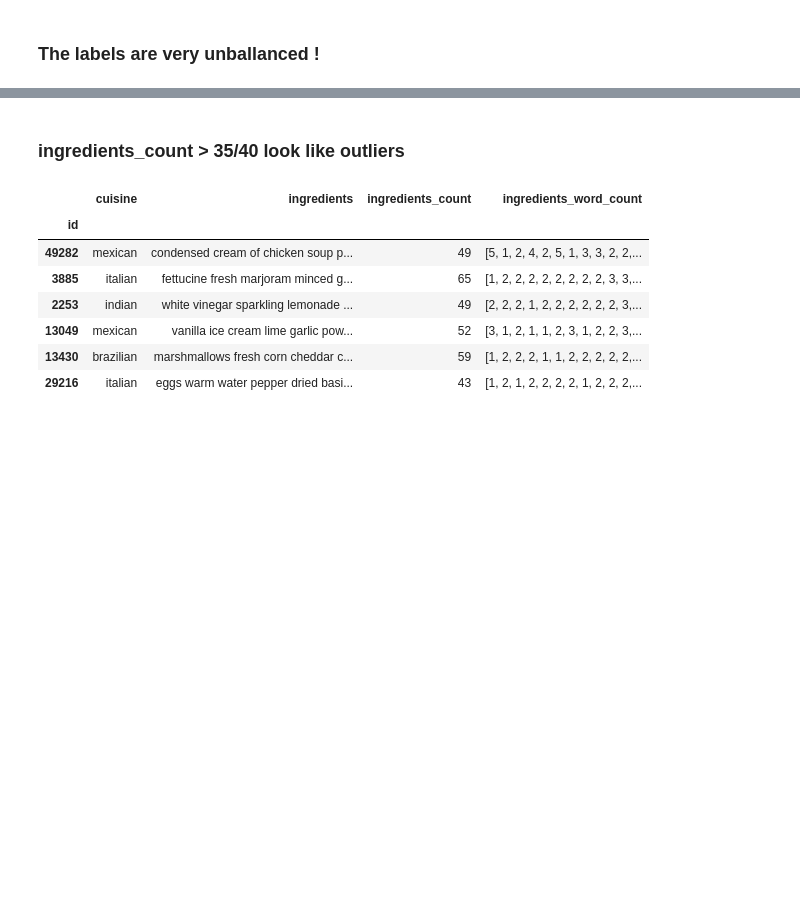
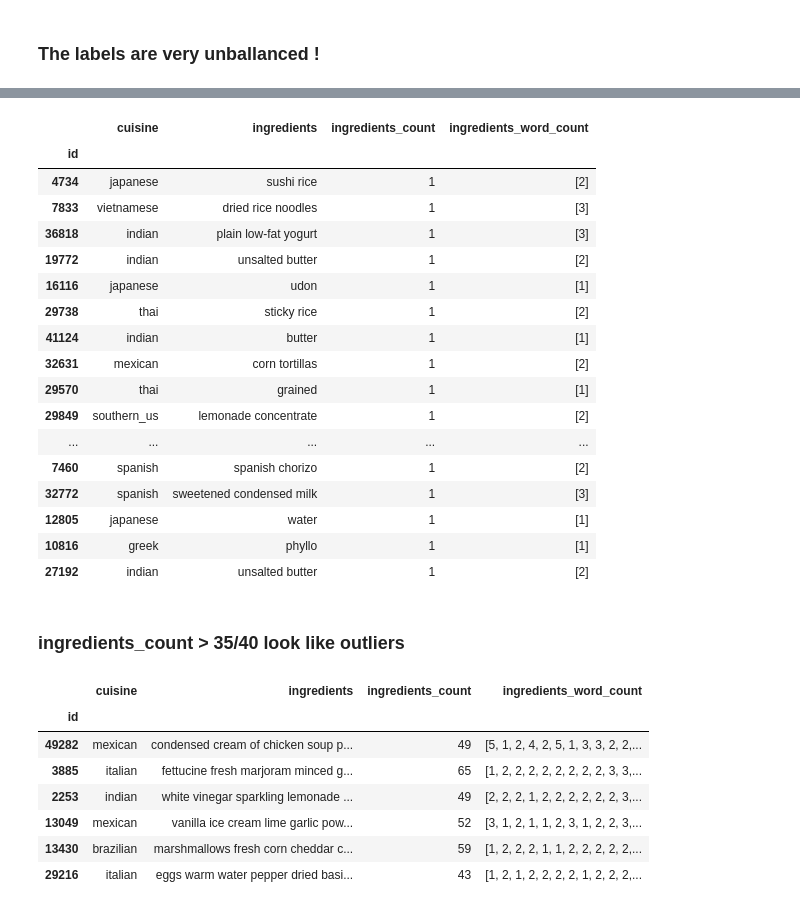
Before and after one commit to arielszabo/What-s_Cooking-kaggle, a Jupyter notebook: Whats_Cooking_eda_and_modelling.ipynb, the cells around one changed output, grey strips where cells are left out. Cells and saved outputs as stored; diff of their text form; code cells hidden in the pictures; blank space fills up the shorter version.

```diff
--- a/Whats_Cooking_eda_and_modelling.ipynb
+++ b/Whats_Cooking_eda_and_modelling.ipynb
@@ -53,3 +58,24 @@ sns.stripplot(x="ingredients_count", y="cuisine", data=train, jitter=False);
+# %%
+train[train.ingredients_count < 2]
+# %% [output]
+|  | cuisine | ingredients | ingredients_count | ingredients_word_count |
+| id |  |  |  |  |
+| 4734 | japanese | sushi rice | 1 | [2] |
+| 7833 | vietnamese | dried rice noodles | 1 | [3] |
+| 36818 | indian | plain low-fat yogurt | 1 | [3] |
+| 19772 | indian | unsalted butter | 1 | [2] |
+| 16116 | japanese | udon | 1 | [1] |
+| 29738 | thai | sticky rice | 1 | [2] |
+| 41124 | indian | butter | 1 | [1] |
+| 32631 | mexican | corn tortillas | 1 | [2] |
+| 29570 | thai | grained | 1 | [1] |
+| 29849 | southern_us | lemonade concentrate | 1 | [2] |
+| ... | ... | ... | ... | ... |
+| 7460 | spanish | spanish chorizo | 1 | [2] |
+| 32772 | spanish | sweetened condensed milk | 1 | [3] |
+| 12805 | japanese | water | 1 | [1] |
+| 10816 | greek | phyllo | 1 | [1] |
+| 27192 | indian | unsalted butter | 1 | [2] |
 # %% [markdown]
 ### ingredients_count > 35/40 look like outliers
 # %%
```
Also changed, not shown: parts of 3 cells of this notebook.
